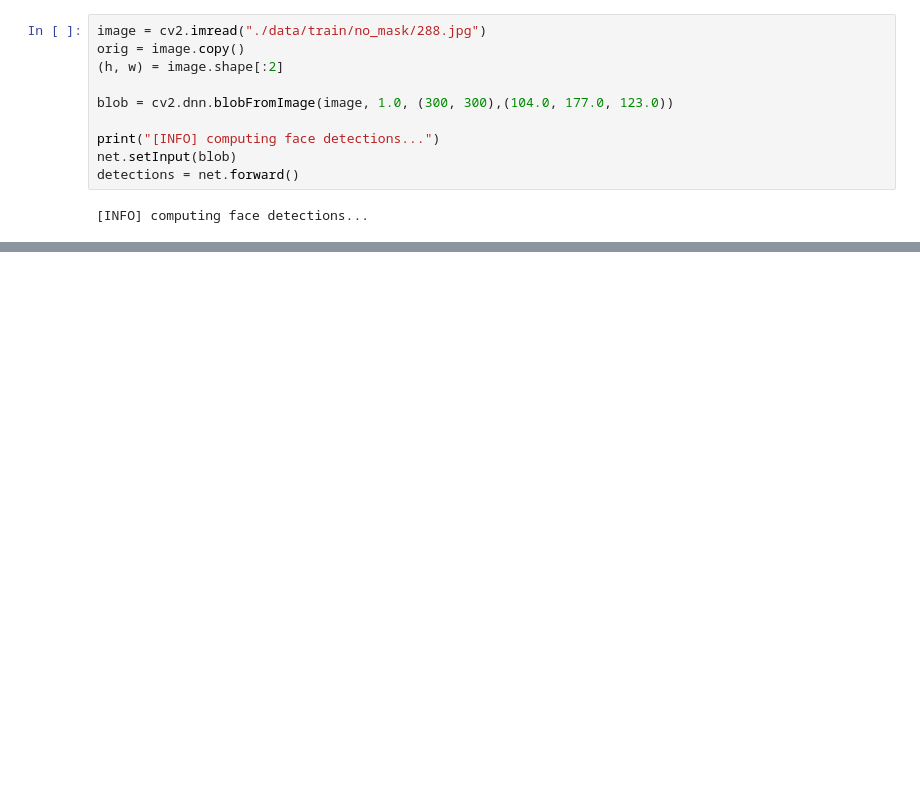
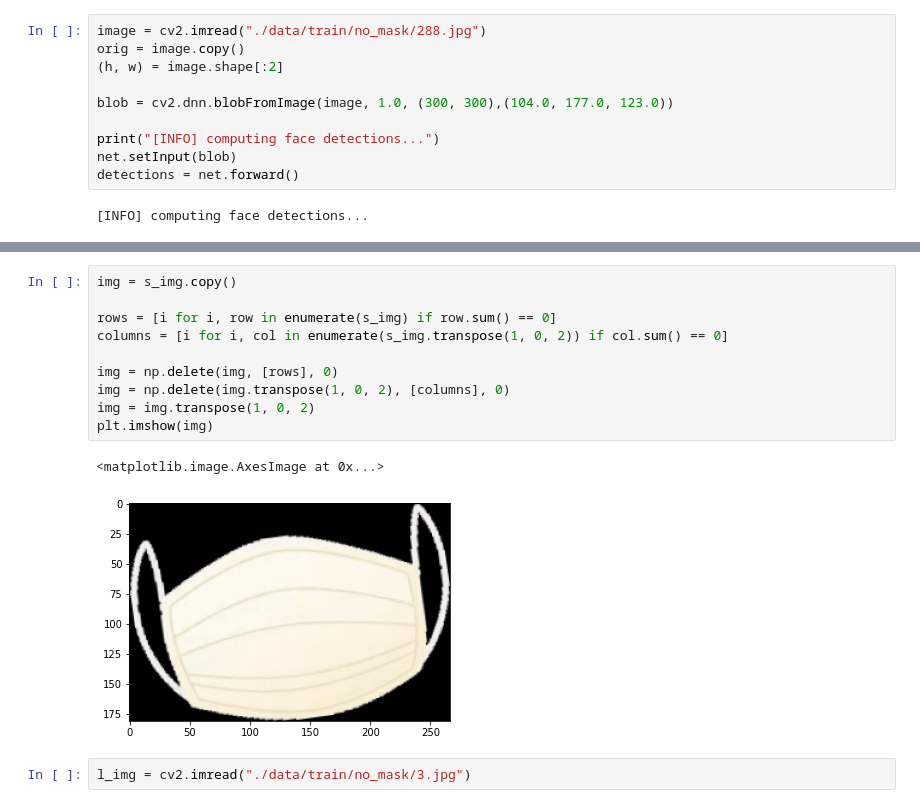
Before and after one commit to Wo0kie3/CovidMaskApplier, a Jupyter notebook: notebook.ipynb, the cells around one changed output, grey strips where cells are left out. Drawn from its saved outputs; the diff is of its cells as text; blank space fills up the shorter version.

```diff
--- a/notebook.ipynb
+++ b/notebook.ipynb
@@ -221,0 +359,15 @@ cv2.waitKey(0)
+# %%
+img = s_img.copy()
+
+rows = [i for i, row in enumerate(s_img) if row.sum() == 0]
+columns = [i for i, col in enumerate(s_img.transpose(1, 0, 2)) if col.sum() == 0]
+
+img = np.delete(img, [rows], 0)
+img = np.delete(img.transpose(1, 0, 2), [columns], 0)
+img = img.transpose(1, 0, 2)
+plt.imshow(img)
+# %% [output]
+<matplotlib.image.AxesImage at 0x...>
+[figure, added]
+# %%
+l_img = cv2.imread("./data/train/no_mask/3.jpg")
```
Also changed, not shown: parts of 25 cells of this notebook.
